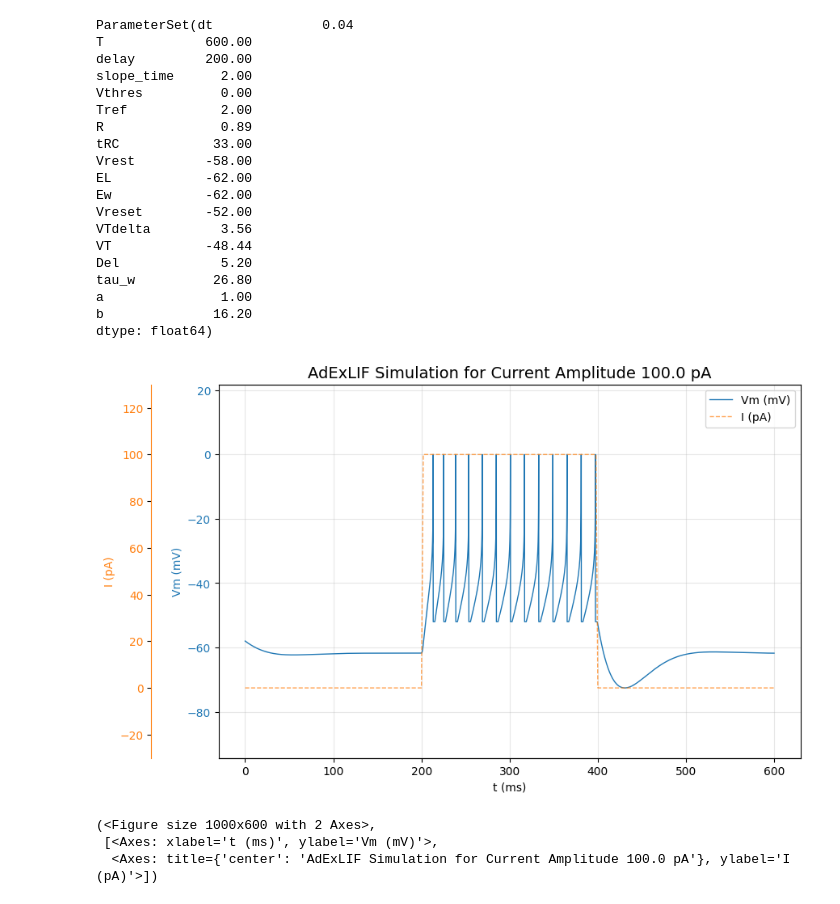
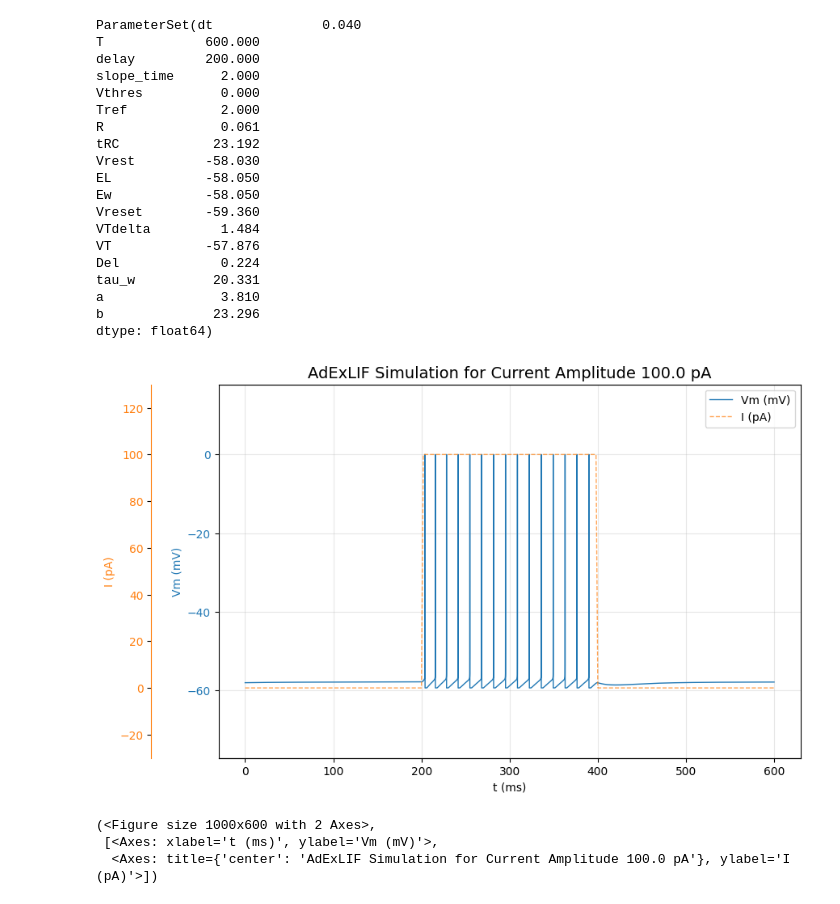
Before and after one commit to jmrfox/neuron_fitting, a Jupyter notebook: adexlif_ot_ficurve/notebooks/adexlif_example.ipynb, the cells around one changed output. Saved outputs shown, nothing was run; the diff lists cells and outputs as text; code cells hidden in the pictures.

```diff
--- a/adexlif_ot_ficurve/notebooks/adexlif_example.ipynb
+++ b/adexlif_ot_ficurve/notebooks/adexlif_example.ipynb
@@ -4,82 +4,62 @@ import sys
 sys.path.append('/home/jordan/repos/neuron_fitting')
 from adexlif_ot_ficurve.adexlif_model import *
 
 neuron_type = 'ipc'
 
 # bank = default_parameter_bank(neuron_type)
-
-# preliminary run ipc:
-# dt	0.04
-# T	600.0
-# delay	200.0
-# slope_time	2.0
-# Vthres	0.0
-# Tref	2.0
-# R	0.8943399643033411
-# tRC	33.26108193495312
-# Vrest	-58.908752555873015
-# EL	-62.07470084210594
-# Ew	-62.07470084210594
-# Vreset	-52.16148652420988
-# VTdelta	3.56673591948977
-# VT	-48.594750604720105
-# Del	5.204685360901683
-# tau_w	26.82658697945378
-# a	1.0028301441429521
-# b	16.270892119169826
 bank = ParameterBank(
     parameters={
         "dt": IndependentScalarParameter(0.04),
         "T": IndependentScalarParameter(600),
         "delay": IndependentScalarParameter(200.0),
         "slope_time": IndependentScalarParameter(2.0),
         "Vthres": IndependentScalarParameter(0.0),
         "Tref": IndependentScalarParameter(2.0),
-        "R": IndependentScalarParameter(0.89),
-        "tRC": IndependentScalarParameter(33),
-        "Vrest": IndependentScalarParameter(-58),
-        "EL": IndependentScalarParameter(-62),
+        "R": IndependentScalarParameter(0.061),
+        "tRC": IndependentScalarParameter(23.192),
+        "Vrest": IndependentScalarParameter(-58.03),
+        "EL": IndependentScalarParameter(-58.05),
         "Ew": DerivedScalarParameter(lambda p: p["EL"]),
-        "Vreset": IndependentScalarParameter(-52),
-        "VTdelta": IndependentScalarParameter(3.56),
+        "Vreset": IndependentScalarParameter(-59.36),
+        "VTdelta": IndependentScalarParameter(1.484),
         "VT": DerivedScalarParameter(lambda p: p["Vreset"] + p["VTdelta"]),
-        "Del": IndependentScalarParameter(5.2),
-        "tau_w": IndependentScalarParameter(26.8),
-        "a": IndependentScalarParameter(1.0),
-        "b": IndependentScalarParameter(16.2),
+        "Del": IndependentScalarParameter(0.224),
+        "tau_w": IndependentScalarParameter(20.331),
+        "a": IndependentScalarParameter(3.810),
+        "b": IndependentScalarParameter(23.296),
     },
     constraints=[
         lambda p: p["a"] * p["R"] - p["tRC"] / p["tau_w"] < 0
     ],  # restrict to SN bifurcation
     array_mode=False,
 )
 
 
 print(bank.get_default_values())
 
 exp = AdExExperiment(param_dict=bank.get_default_values())
 exp.plot_run(current_amplitude=100)
 # %% [output]
-ParameterSet(dt              0.04
-T             600.00
-delay         200.00
-slope_time      2.00
-Vthres          0.00
-Tref            2.00
-R               0.89
-tRC            33.00
-Vrest         -58.00
-EL            -62.00
-Ew            -62.00
-Vreset        -52.00
-VTdelta         3.56
-VT            -48.44
-Del             5.20
-tau_w          26.80
-a               1.00
-b              16.20
+ParameterSet(dt              0.040
+T             600.000
+delay         200.000
+slope_time      2.000
+Vthres          0.000
+Tref            2.000
+R               0.061
+tRC            23.192
+Vrest         -58.030
+EL            -58.050
+Ew            -58.050
+Vreset        -59.360
+VTdelta         1.484
+VT            -57.876
+Del             0.224
+tau_w          20.331
+a               3.810
+b              23.296
 dtype: float64)
-[figure, old version]
+[figure, new version]
 (<Figure size 1000x600 with 2 Axes>,
  [<Axes: xlabel='t (ms)', ylabel='Vm (mV)'>,
   <Axes: title={'center': 'AdExLIF Simulation for Current Amplitude 100.0 pA'}, ylabel='I (pA)'>])
```
Also changed, not shown: parts of 1 cell of this notebook, 1 other file.
